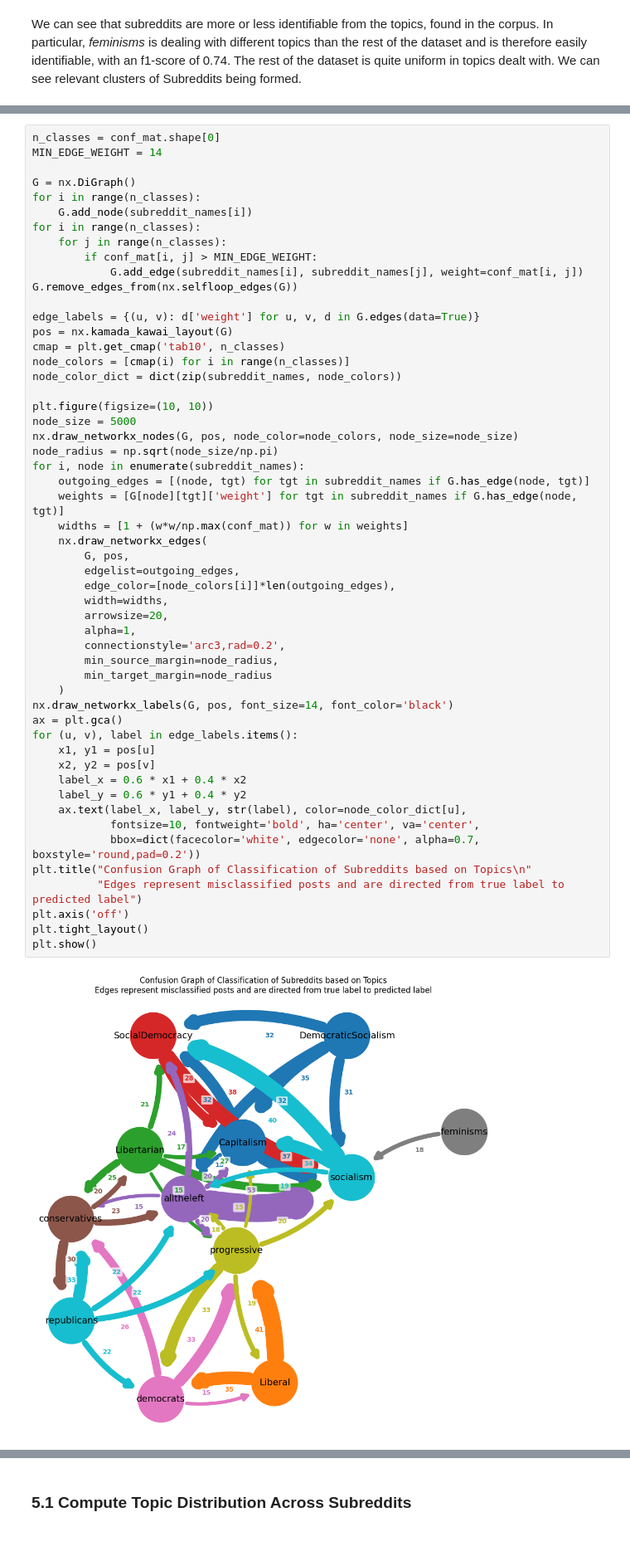
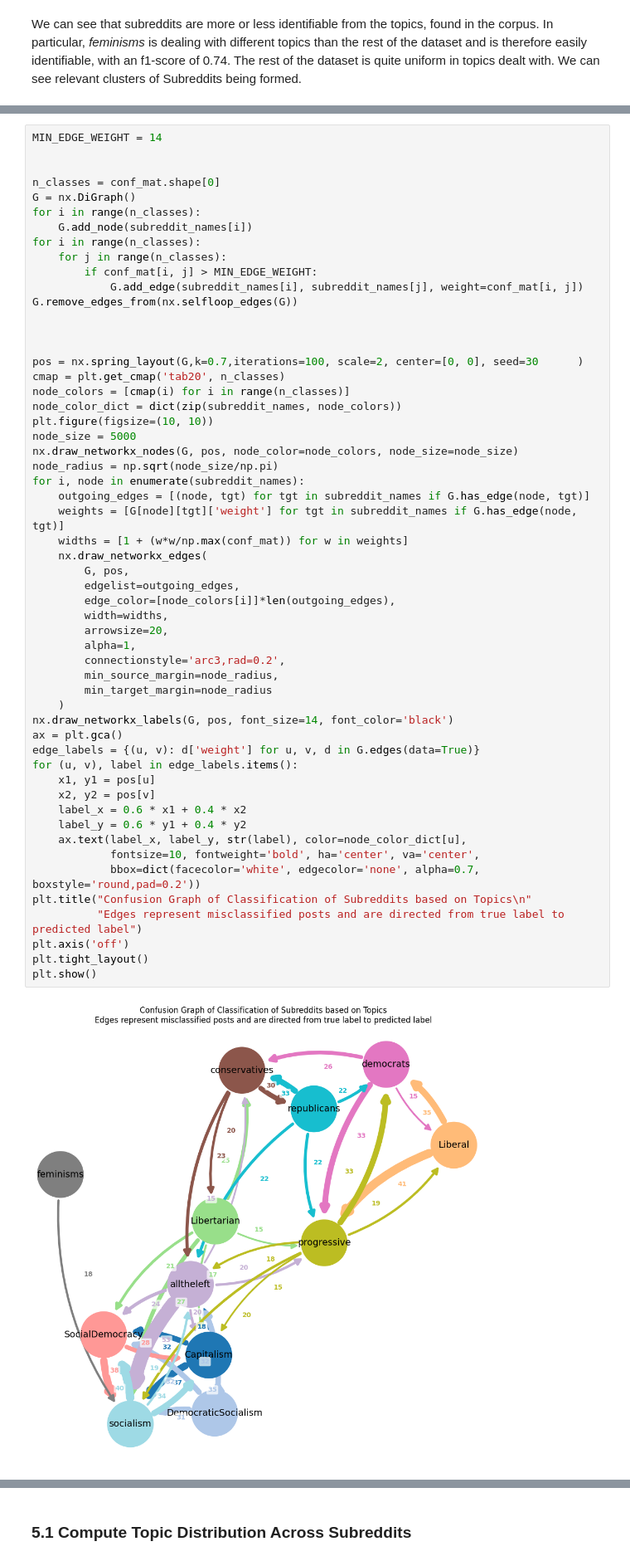
Before and after one commit to nathanaelambert/ConservativesLiberals, a Jupyter notebook: base_analysis.ipynb, the cells around one changed output, grey strips where cells are left out. Shown: that part at 83% size. Cells and saved outputs as stored; diff of their text form.

```diff
--- a/base_analysis.ipynb
+++ b/base_analysis.ipynb
@@ -243,7 +245,8 @@ We can see that subreddits are more or less identifiable from the topics, found
 # %%
-n_classes = conf_mat.shape[0]
 MIN_EDGE_WEIGHT = 14
 
+
+n_classes = conf_mat.shape[0]
 G = nx.DiGraph()
 for i in range(n_classes):
     G.add_node(subreddit_names[i])
@@ -253,12 +256,12 @@ for i in range(n_classes):
             G.add_edge(subreddit_names[i], subreddit_names[j], weight=conf_mat[i, j])
 G.remove_edges_from(nx.selfloop_edges(G))
 
-edge_labels = {(u, v): d['weight'] for u, v, d in G.edges(data=True)}
-pos = nx.kamada_kawai_layout(G)
-cmap = plt.get_cmap('tab10', n_classes)
+
+
+pos = nx.spring_layout(G,k=0.7,iterations=100, scale=2, center=[0, 0], seed=30      )
+cmap = plt.get_cmap('tab20', n_classes)
 node_colors = [cmap(i) for i in range(n_classes)]
 node_color_dict = dict(zip(subreddit_names, node_colors))
-
 plt.figure(figsize=(10, 10))
 node_size = 5000
 nx.draw_networkx_nodes(G, pos, node_color=node_colors, node_size=node_size)
@@ -267,31 +270,32 @@ for i, node in enumerate(subreddit_names):
     outgoing_edges = [(node, tgt) for tgt in subreddit_names if G.has_edge(node, tgt)]
     weights = [G[node][tgt]['weight'] for tgt in subreddit_names if G.has_edge(node, tgt)]
     widths = [1 + (w*w/np.max(conf_mat)) for w in weights]
     nx.draw_networkx_edges(
         G, pos,
         edgelist=outgoing_edges,
         edge_color=[node_colors[i]]*len(outgoing_edges),
         width=widths,
         arrowsize=20,
         alpha=1,
         connectionstyle='arc3,rad=0.2',
         min_source_margin=node_radius,
         min_target_margin=node_radius
     )
 nx.draw_networkx_labels(G, pos, font_size=14, font_color='black')
 ax = plt.gca()
+edge_labels = {(u, v): d['weight'] for u, v, d in G.edges(data=True)}
 for (u, v), label in edge_labels.items():
     x1, y1 = pos[u]
     x2, y2 = pos[v]
     label_x = 0.6 * x1 + 0.4 * x2
     label_y = 0.6 * y1 + 0.4 * y2
     ax.text(label_x, label_y, str(label), color=node_color_dict[u],
             fontsize=10, fontweight='bold', ha='center', va='center',
             bbox=dict(facecolor='white', edgecolor='none', alpha=0.7, boxstyle='round,pad=0.2'))
 plt.title("Confusion Graph of Classification of Subreddits based on Topics\n"
           "Edges represent misclassified posts and are directed from true label to predicted label")
 plt.axis('off')
 plt.tight_layout()
 plt.show()
 # %% [output]
-[figure, old version]
+[figure, new version]
```
Also changed, not shown: parts of 18 cells of this notebook.
